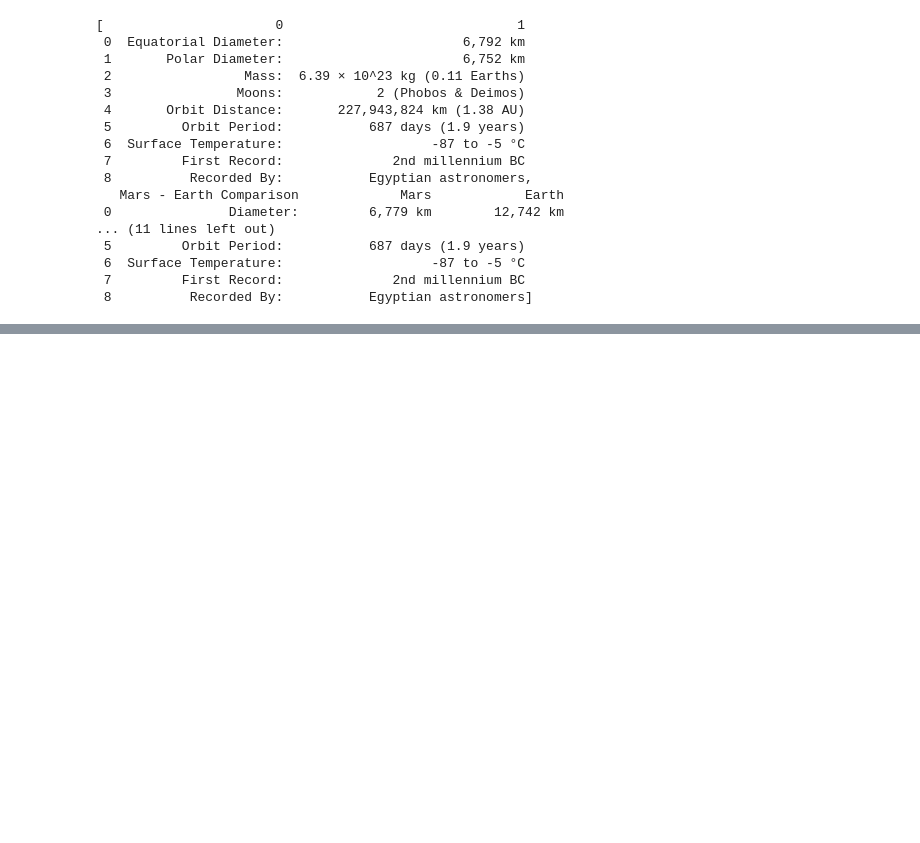
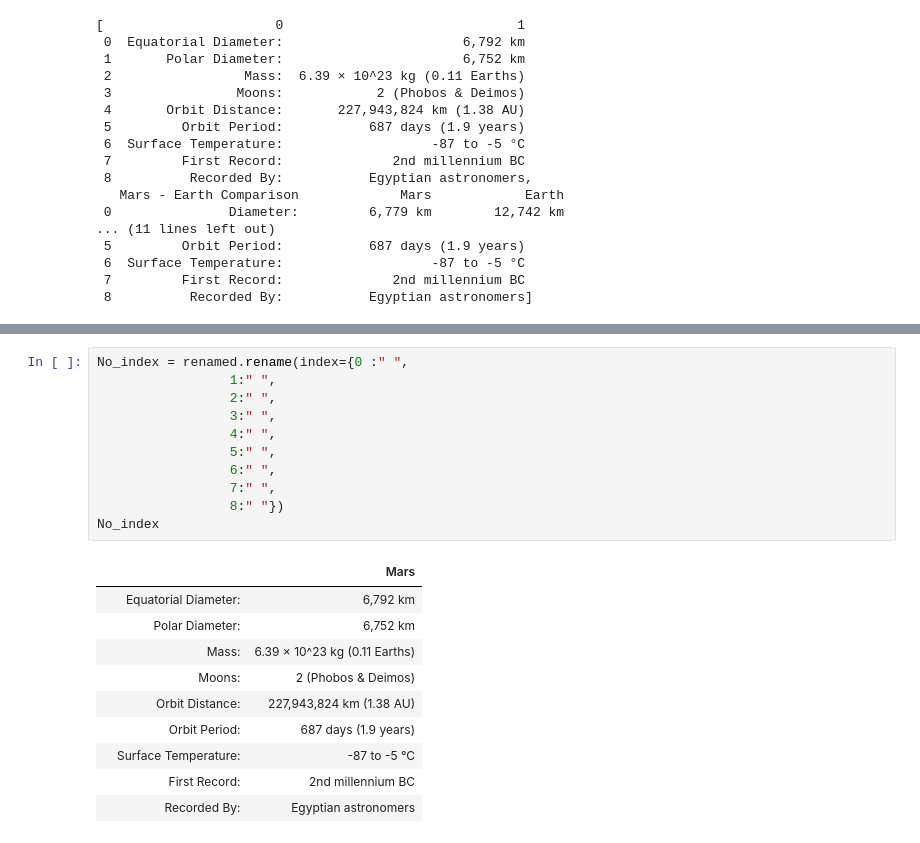
Before and after one commit to ashbuen/NASA-site-web-scraping, a Jupyter notebook: Mission_to_Mars/mission_to_mars.ipynb, the cells around one changed output, grey strips where cells are left out. Cells and saved outputs as stored; diff of their text form; blank space fills up the shorter version.

```diff
--- a/Mission_to_Mars/mission_to_mars.ipynb
+++ b/Mission_to_Mars/mission_to_mars.ipynb
@@ -126,0 +159,22 @@ type
+# %%
+No_index = renamed.rename(index={0 :" ",
+                 1:" ",
+                 2:" ",
+                 3:" ",
+                 4:" ",
+                 5:" ",
+                 6:" ",
+                 7:" ",
+                 8:" "})
+No_index
+# %% [output]
+|  |  | Mars |
+|  | Equatorial Diameter: | 6,792 km |
+|  | Polar Diameter: | 6,752 km |
+|  | Mass: | 6.39 × 10^23 kg (0.11 Earths) |
+|  | Moons: | 2 (Phobos & Deimos) |
+|  | Orbit Distance: | 227,943,824 km (1.38 AU) |
+|  | Orbit Period: | 687 days (1.9 years) |
+|  | Surface Temperature: | -87 to -5 °C |
+|  | First Record: | 2nd millennium BC |
+|  | Recorded By: | Egyptian astronomers |
```
Also changed, not shown: parts of 3 cells of this notebook.
